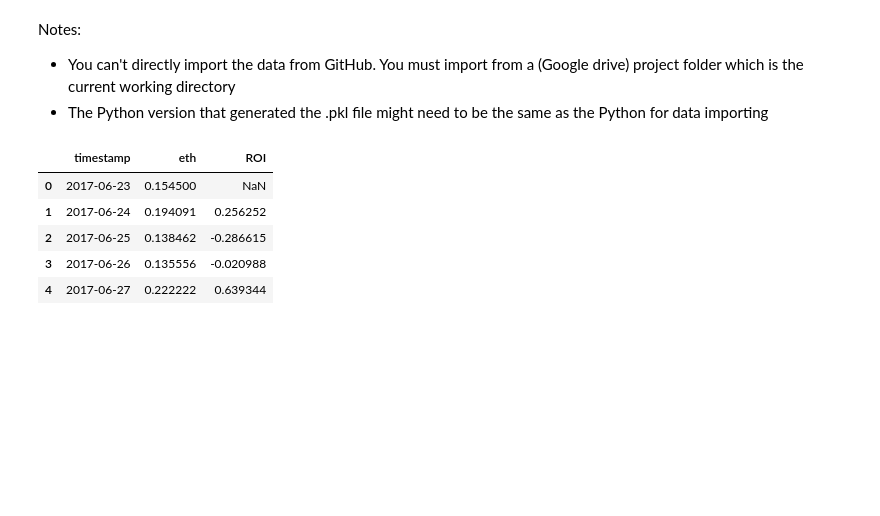
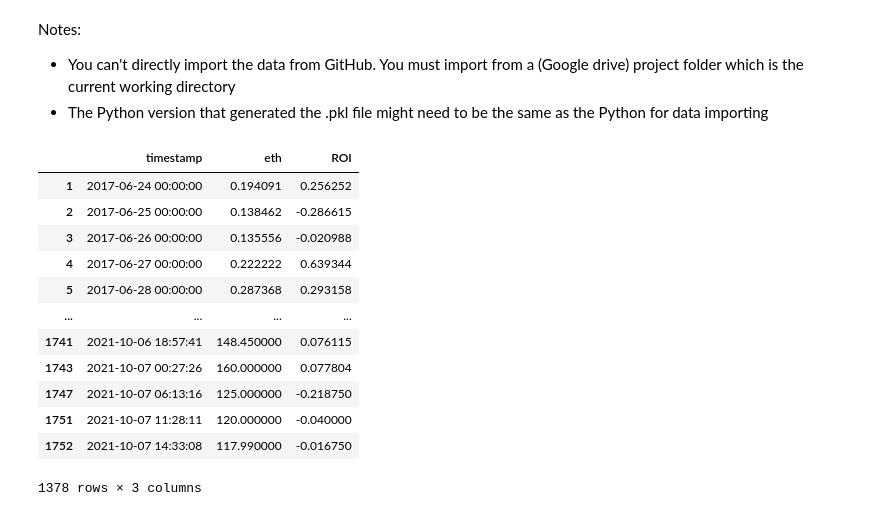
Before and after one commit to SunYutongAmber/portfolio, a Jupyter notebook: Final Project/code/Final_Project_Query_Cryptopunks_Data.ipynb, the cells around one changed output. Cells and saved outputs as stored; diff of their text form; code cells hidden in the pictures; blank space fills up the shorter version.

```diff
--- a/Final Project/code/Final_Project_Query_Cryptopunks_Data.ipynb
+++ b/Final Project/code/Final_Project_Query_Cryptopunks_Data.ipynb
@@ -224,11 +225,18 @@ Notes:
 *   The Python version that generated the .pkl file might need to be the same as the Python for data importing
 # %%
 df_cryptopunks_sorted =pd.read_pickle('final_queried_data.pkl')
-df_cryptopunks_sorted.head()
+df_cryptopunks_sorted.dropna()
 # %% [output]
 |  | timestamp | eth | ROI |
-| 0 | 2017-06-23 | 0.154500 | NaN |
-| 1 | 2017-06-24 | 0.194091 | 0.256252 |
-| 2 | 2017-06-25 | 0.138462 | -0.286615 |
-| 3 | 2017-06-26 | 0.135556 | -0.020988 |
-| 4 | 2017-06-27 | 0.222222 | 0.639344 |
+| 1 | 2017-06-24 00:00:00 | 0.194091 | 0.256252 |
+| 2 | 2017-06-25 00:00:00 | 0.138462 | -0.286615 |
+| 3 | 2017-06-26 00:00:00 | 0.135556 | -0.020988 |
+| 4 | 2017-06-27 00:00:00 | 0.222222 | 0.639344 |
+| 5 | 2017-06-28 00:00:00 | 0.287368 | 0.293158 |
+| ... | ... | ... | ... |
+| 1741 | 2021-10-06 18:57:41 | 148.450000 | 0.076115 |
+| 1743 | 2021-10-07 00:27:26 | 160.000000 | 0.077804 |
+| 1747 | 2021-10-07 06:13:16 | 125.000000 | -0.218750 |
+| 1751 | 2021-10-07 11:28:11 | 120.000000 | -0.040000 |
+| 1752 | 2021-10-07 14:33:08 | 117.990000 | -0.016750 |
+1378 rows × 3 columns
```
Also changed, not shown: parts of 3 cells of this notebook.
